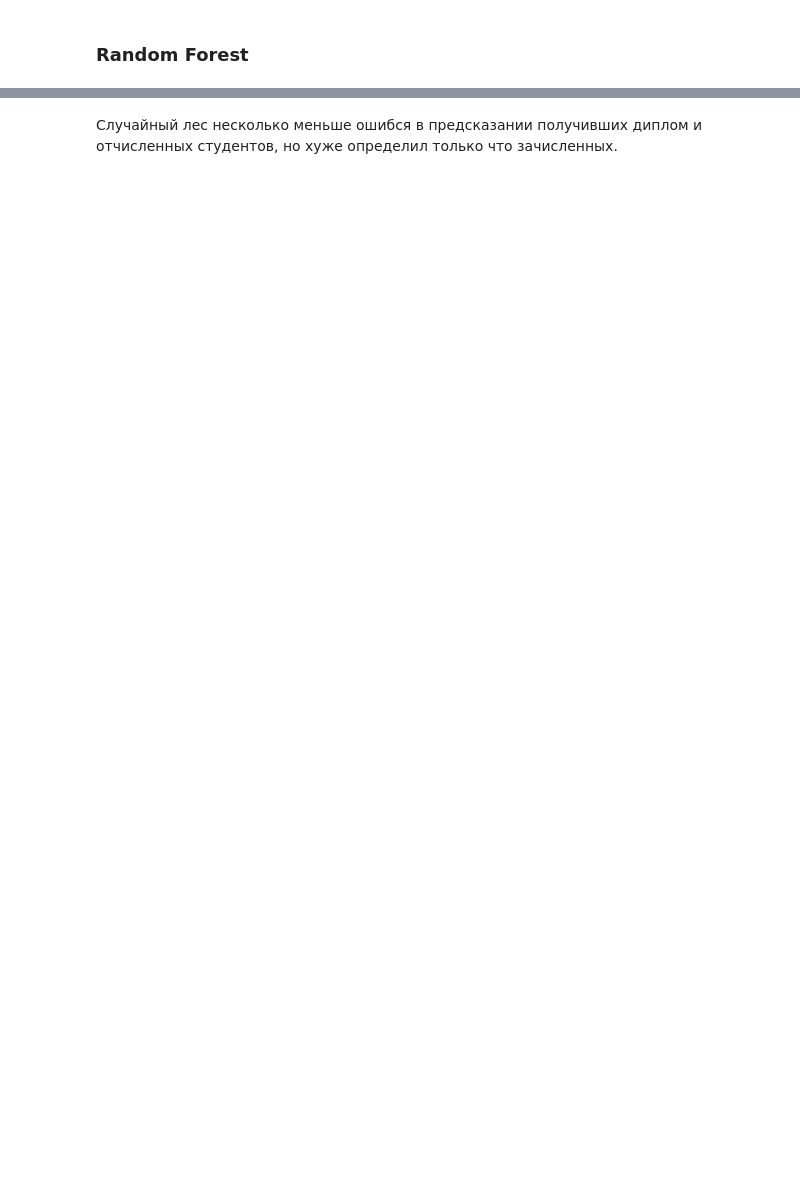
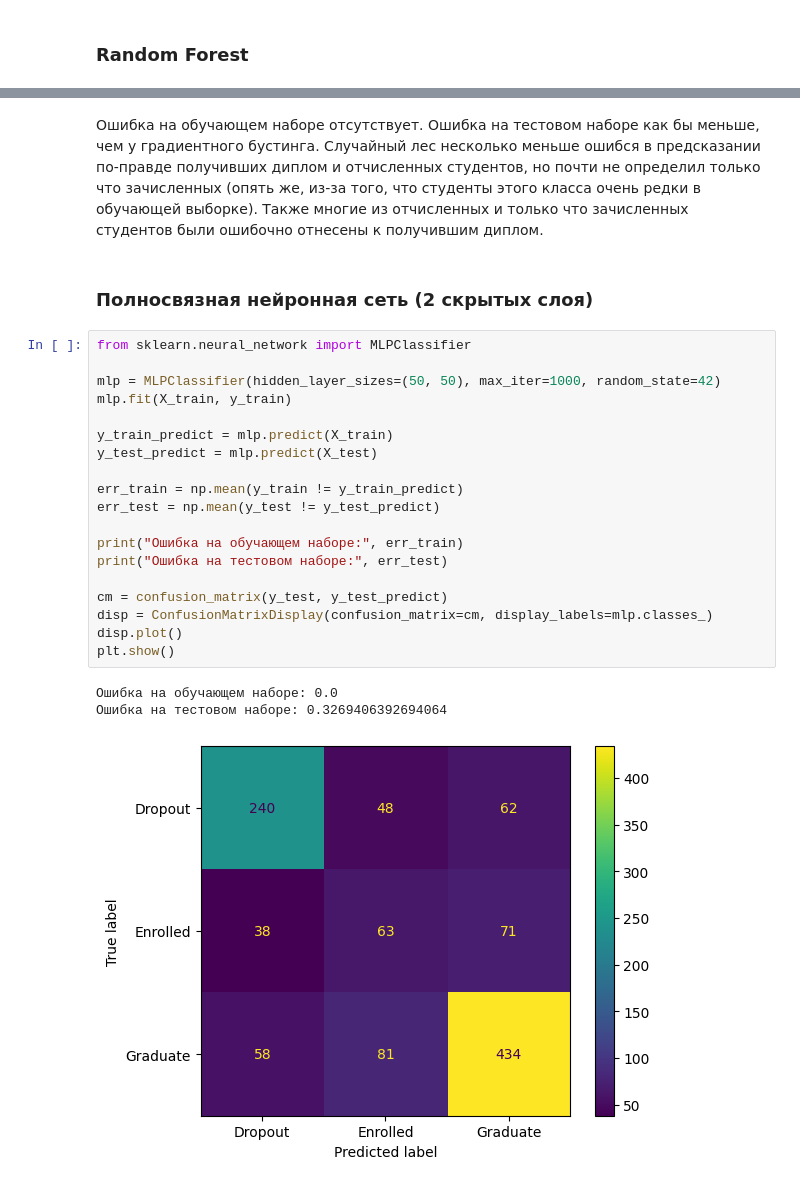
Before and after one commit to alexChurkin/MyML2023, a Jupyter notebook: Homework_6_2912.ipynb, the cells around one changed output, grey strips where cells are left out. Cells and saved outputs as stored; diff of their text form; blank space fills up the shorter version.

```diff
--- a/Homework_6_2912.ipynb
+++ b/Homework_6_2912.ipynb
@@ -541,2 +541,27 @@ plt.show()
 # %% [markdown]
-Случайный лес несколько меньше ошибся в предсказании получивших диплом и отчисленных студентов, но хуже определил только что зачисленных.
+Ошибка на обучающем наборе отсутствует. Ошибка на тестовом наборе как бы меньше, чем у градиентного бустинга. Случайный лес несколько меньше ошибся в предсказании по-правде получивших диплом и отчисленных студентов, но почти не определил только что зачисленных (опять же, из-за того, что студенты этого класса очень редки в обучающей выборке). Также многие из отчисленных и только что зачисленных студентов были ошибочно отнесены к получившим диплом.
+# %% [markdown]
+### Полносвязная нейронная сеть (2 скрытых слоя)
+# %%
+from sklearn.neural_network import MLPClassifier
+
+mlp = MLPClassifier(hidden_layer_sizes=(50, 50), max_iter=1000, random_state=42)
+mlp.fit(X_train, y_train)
+
+y_train_predict = mlp.predict(X_train)
+y_test_predict = mlp.predict(X_test)
+
+err_train = np.mean(y_train != y_train_predict)
+err_test = np.mean(y_test != y_test_predict)
+
+print("Ошибка на обучающем наборе:", err_train)
+print("Ошибка на тестовом наборе:", err_test)
+
+cm = confusion_matrix(y_test, y_test_predict)
+disp = ConfusionMatrixDisplay(confusion_matrix=cm, display_labels=mlp.classes_)
+disp.plot()
+plt.show()
+# %% [output]
+Ошибка на обучающем наборе: 0.0
+Ошибка на тестовом наборе: 0.3269406392694064
+[figure, added]
```
Also changed, not shown: parts of 3 cells of this notebook.
